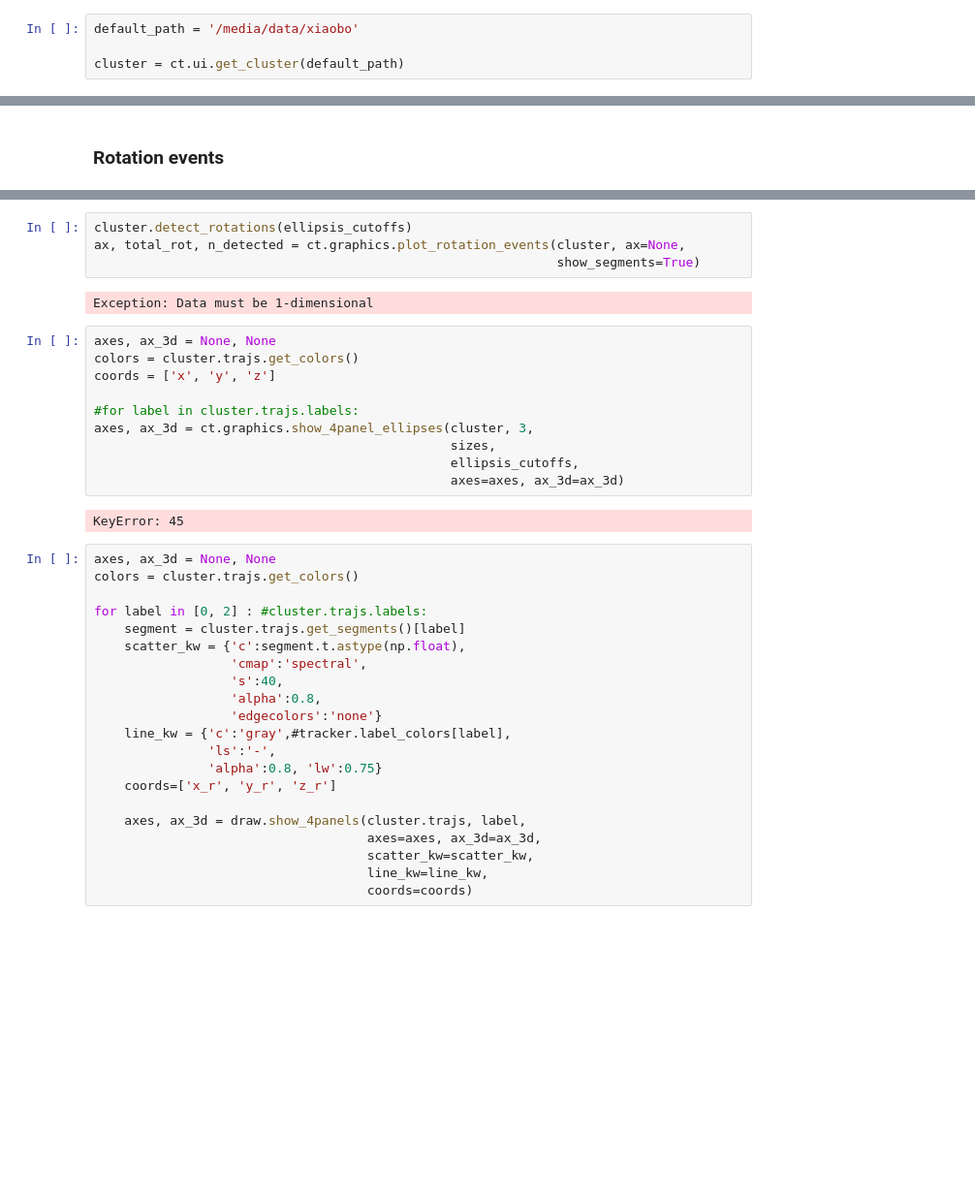
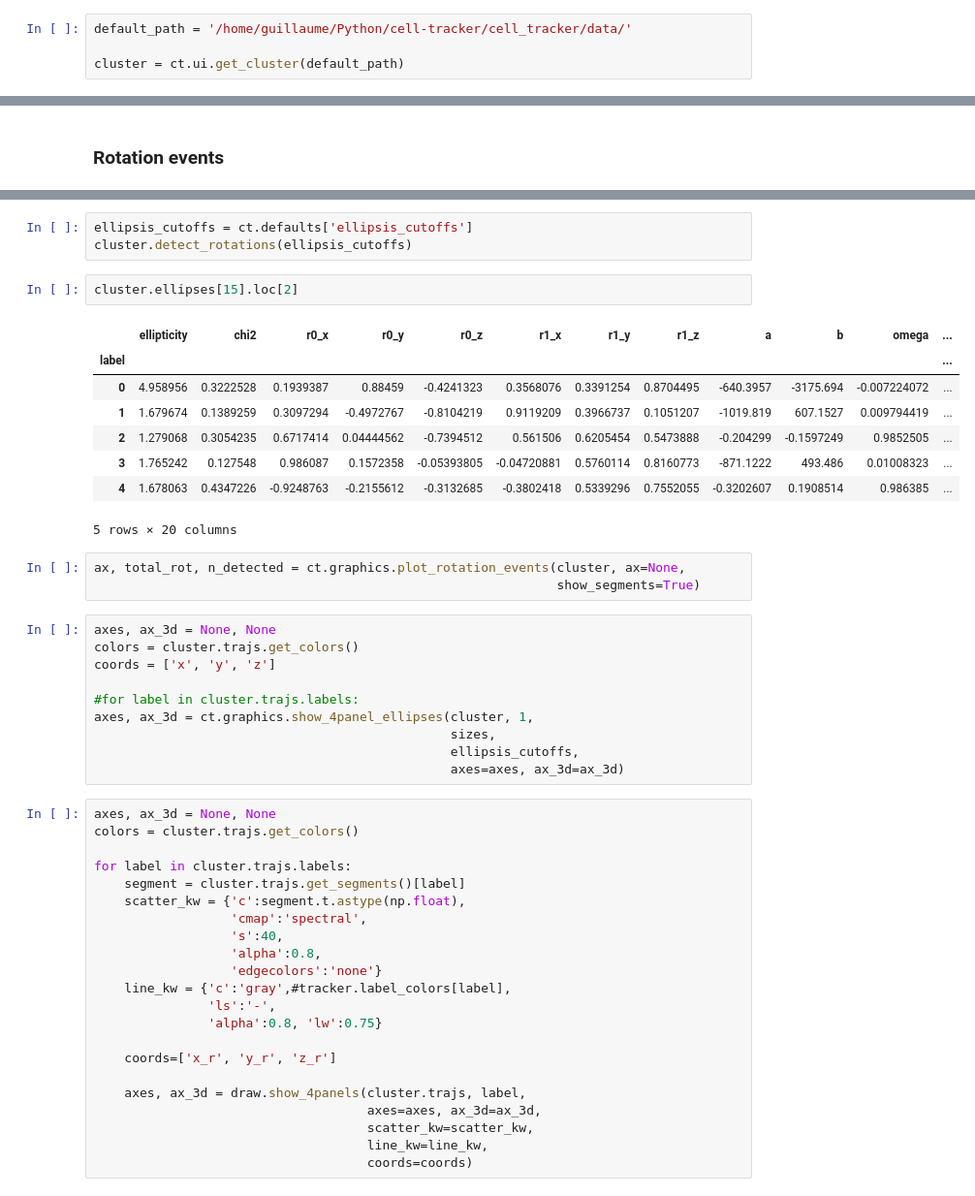
Before and after one commit to glyg/cell-tracker, a Jupyter notebook: notebooks/Analysis.ipynb, the cells around one changed output, grey strips where cells are left out. Shown at 97% size. Drawn from its saved outputs; the diff is of its cells as text; blank space fills up the shorter version.

```diff
--- a/notebooks/Analysis.ipynb
+++ b/notebooks/Analysis.ipynb
@@ -14,7 +14,7 @@ import cell_tracker as ct
 # %% [markdown]
 Here you can pick either a TIFF or a `.h5` file or an excel file
 # %%
-default_path = '/media/data/xiaobo'
+default_path = '/home/guillaume/Python/cell-tracker/cell_tracker/data/'
 
 cluster = ct.ui.get_cluster(default_path)
 # %% [output]
@@ -97,26 +107,35 @@ ct.ui.ipy_widgets.set_ellipsis_limits()
+# %%
+ellipsis_cutoffs = ct.defaults['ellipsis_cutoffs']
+cluster.detect_rotations(ellipsis_cutoffs)
+# %%
+cluster.ellipses[15].loc[2]
+# %% [output]
+|  | ellipticity | chi2 | r0_x | r0_y | r0_z | r1_x | r1_y | r1_z | a | b | omega | ... |
+| label |  |  |  |  |  |  |  |  |  |  |  | ... |
+| 0 | 4.958956 | 0.3222528 | 0.1939387 | 0.88459 | -0.4241323 | 0.3568076 | 0.3391254 | 0.8704495 | -640.3957 | -3175.694 | -0.007224072 | ... |
+| 1 | 1.679674 | 0.1389259 | 0.3097294 | -0.4972767 | -0.8104219 | 0.9119209 | 0.3966737 | 0.1051207 | -1019.819 | 607.1527 | 0.009794419 | ... |
+| 2 | 1.279068 | 0.3054235 | 0.6717414 | 0.04444562 | -0.7394512 | 0.561506 | 0.6205454 | 0.5473888 | -0.204299 | -0.1597249 | 0.9852505 | ... |
+| 3 | 1.765242 | 0.127548 | 0.986087 | 0.1572358 | -0.05393805 | -0.04720881 | 0.5760114 | 0.8160773 | -871.1222 | 493.486 | 0.01008323 | ... |
+| 4 | 1.678063 | 0.4347226 | -0.9248763 | -0.2155612 | -0.3132685 | -0.3802418 | 0.5339296 | 0.7552055 | -0.3202607 | 0.1908514 | 0.986385 | ... |
+5 rows × 20 columns
 # %%
-cluster.detect_rotations(ellipsis_cutoffs)
 ax, total_rot, n_detected = ct.graphics.plot_rotation_events(cluster, ax=None,
                                                              show_segments=True)
-# %% [output]
-Exception: Data must be 1-dimensional
 # %%
 axes, ax_3d = None, None
 colors = cluster.trajs.get_colors()
 coords = ['x', 'y', 'z']
 
 #for label in cluster.trajs.labels:
-axes, ax_3d = ct.graphics.show_4panel_ellipses(cluster, 3,
+axes, ax_3d = ct.graphics.show_4panel_ellipses(cluster, 1,
                                                sizes,
                                                ellipsis_cutoffs,
                                                axes=axes, ax_3d=ax_3d)
-# %% [output]
-KeyError: 45
 # %%
 axes, ax_3d = None, None
 colors = cluster.trajs.get_colors()
 
-for label in [0, 2] : #cluster.trajs.labels:
+for label in cluster.trajs.labels:
     segment = cluster.trajs.get_segments()[label]
     scatter_kw = {'c':segment.t.astype(np.float),
                   'cmap':'spectral',
@@ -126,6 +145,7 @@ for label in [0, 2] : #cluster.trajs.labels:
     line_kw = {'c':'gray',#tracker.label_colors[label],
                'ls':'-',
                'alpha':0.8, 'lw':0.75}
+
     coords=['x_r', 'y_r', 'z_r']
 
     axes, ax_3d = draw.show_4panels(cluster.trajs, label,
```
Also changed, not shown: parts of 5 cells of this notebook, 8 other files.
